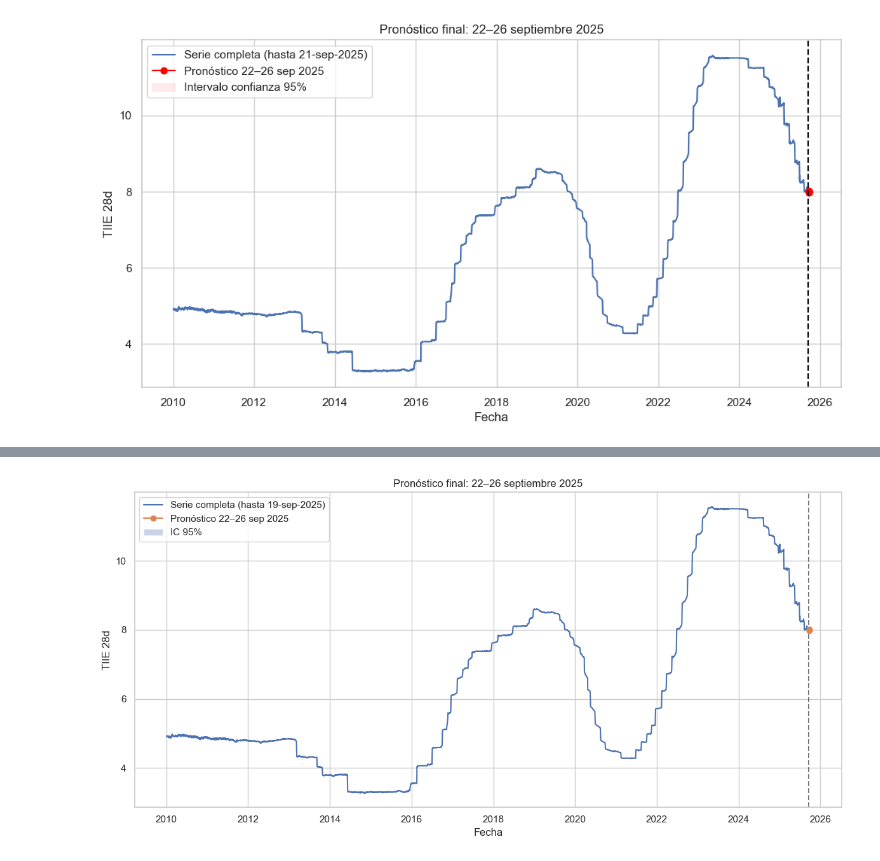
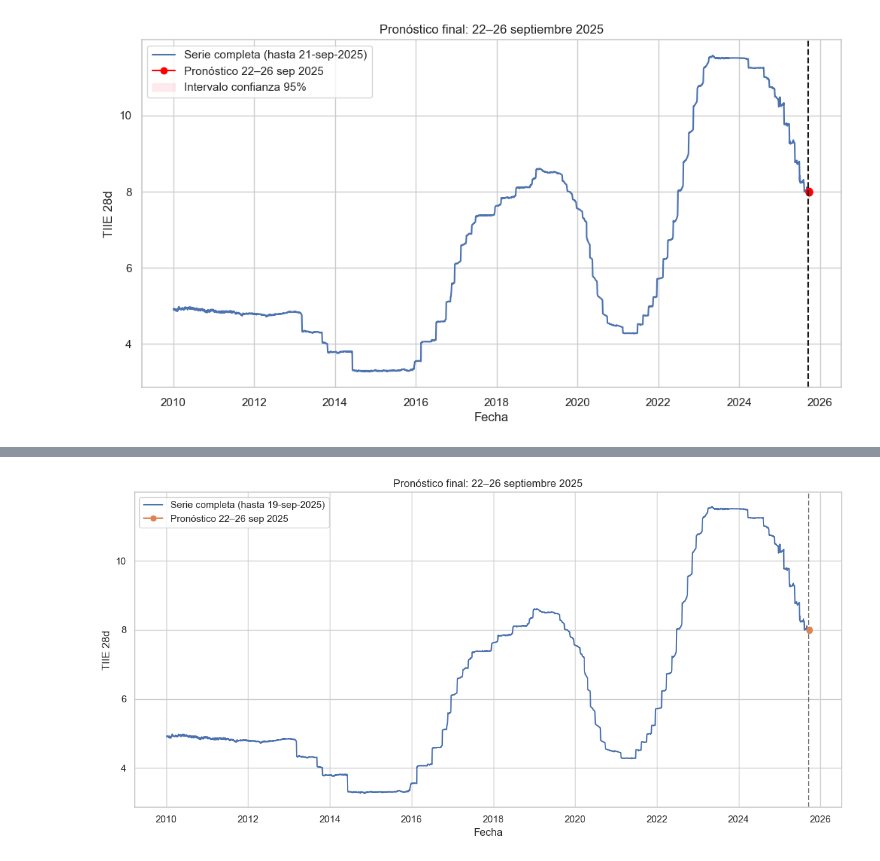
Before and after one commit to maxaguayo01/TIIE_28, a Jupyter notebook: TIIE_28dias.ipynb, the cells around one changed output, grey strips where cells are left out. Cells and saved outputs as stored; diff of their text form; code cells hidden in the pictures.

```diff
--- a/TIIE_28dias.ipynb
+++ b/TIIE_28dias.ipynb
@@ -20,6 +20,26 @@ from statsmodels.tsa.statespace.sarimax import SARIMAX
 from pmdarima.arima import ARIMA
 from statsmodels.tsa.statespace.sarimax import SARIMAXResults
 from statsmodels.stats.diagnostic import acorr_ljungbox
+# %%
+# === Helpers seguros (RMSE sin squared=False y fecha asof) ===
+import numpy as np
+import pandas as pd
+from sklearn.metrics import mean_absolute_error, mean_squared_error
+
+def rmse_safe(y_true, y_pred):
+    # sqrt(MSE) para evitar el parámetro squared=False
+    return float(np.sqrt(mean_squared_error(y_true, y_pred)))
+
+def mape_safe(y_true, y_pred):
+    df_eval = pd.DataFrame({"y": y_true, "yhat": y_pred}).dropna()
+    if df_eval.empty:
+        return np.nan
+    denom = df_eval["y"].replace(0, np.nan)
+    return float((np.abs((df_eval["y"] - df_eval["yhat"]) / denom)).mean() * 100)
+
+def last_train_asof(series_index, cutoff_date_str):
+    # Reemplazo para get_loc(method="pad"): última fecha <= cutoff
+    return series_index.asof(pd.Timestamp(cutoff_date_str))
 # %% [markdown]
 # Token
 # %%
@@ -798,12 +824,11 @@ print(forecast_table.to_string(index=False))
 # %%
 # b) Gráfica global + puntos del forecast
 plt.figure(figsize=(12,6))
 plt.plot(serie_train, label="Serie completa (hasta 19-sep-2025)")
 plt.axvline(serie_train.index[-1], color="k", ls="--", alpha=0.6)
 plt.plot(pred_mean.index, pred_mean.values, marker="o", label="Pronóstico 22–26 sep 2025")
-plt.fill_between(pred_mean.index, conf.iloc[:,0], conf.iloc[:,1], alpha=0.3, label="IC 95%")
 plt.title("Pronóstico final: 22–26 septiembre 2025")
 plt.xlabel("Fecha"); plt.ylabel("TIIE 28d"); plt.legend(); plt.tight_layout(); plt.show()
 # %% [output]
-[figure, old version]
+[figure, new version]
 # %%
```
Also changed, not shown: parts of 17 cells of this notebook.
